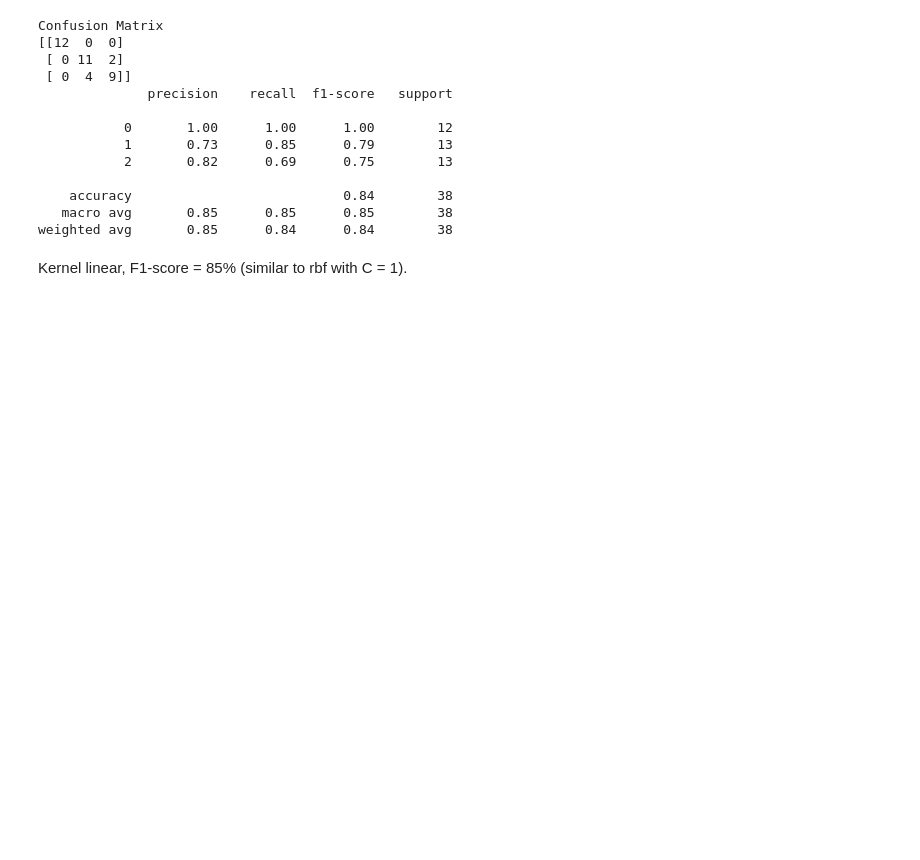
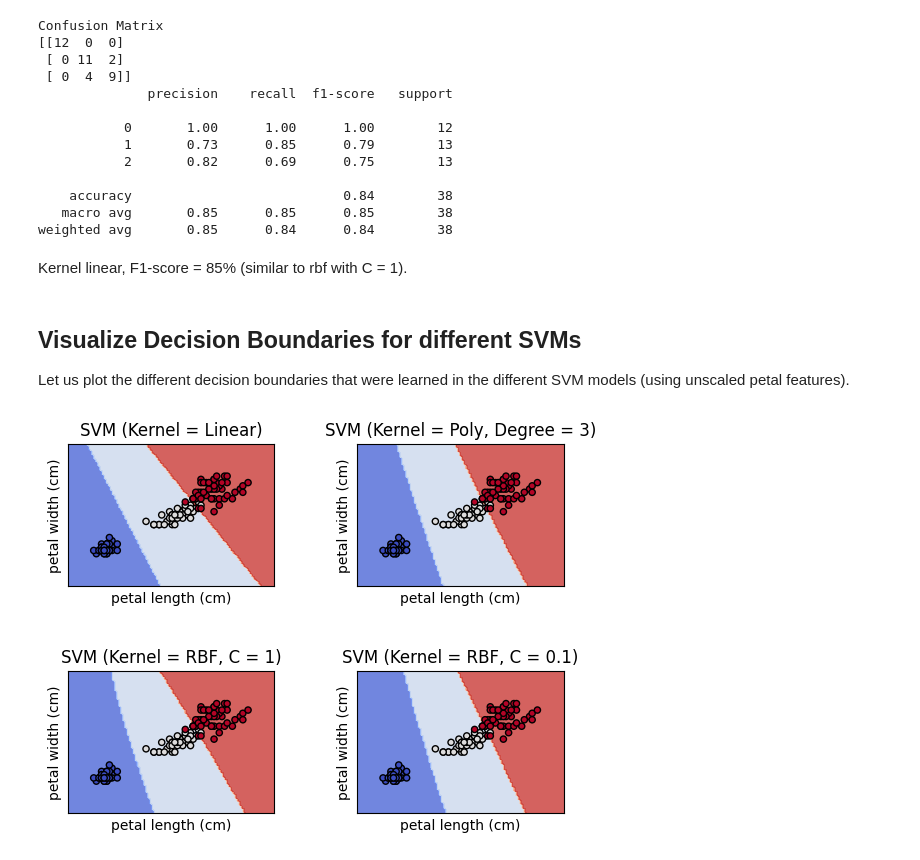
Before and after one commit to jmfb/CSC6621, a Jupyter notebook: m1/Untitled.ipynb, the cells around one changed output. Saved outputs shown, nothing was run; the diff lists cells and outputs as text; code cells hidden in the pictures; blank space fills up the shorter version.

Commit message:
Adding visualization.

```diff
--- a/m1/Untitled.ipynb
+++ b/m1/Untitled.ipynb
@@ -291,3 +293,45 @@ Confusion Matrix
 weighted avg       0.85      0.84      0.84        38
 # %% [markdown]
 Kernel linear, F1-score = 85% (similar to rbf with C = 1).
+# %% [markdown]
+## Visualize Decision Boundaries for different SVMs
+
+Let us plot the different decision boundaries that were learned in the different SVM models (using unscaled petal features).
+# %%
+features = ["petal length (cm)", "petal width (cm)"]
+X = df[features].values
+X_train, X_test, y_train, y_test = train_test_split(X, y, test_size=0.25, random_state=777, stratify=df.target)
+petal_length, petal_width = X[:, 0], X[:, 1]
+titles = (
+    "SVM (Kernel = Linear)",
+    "SVM (Kernel = Poly, Degree = 3)",
+    "SVM (Kernel = RBF, C = 1)",
+    "SVM (Kernel = RBF, C = 0.1)"
+)
+models = (
+    SVC(kernel='linear', random_state=777),
+    SVC(kernel='poly', degree=3, random_state=777),
+    SVC(random_state=777),
+    SVC(C=0.1, random_state=777)
+)
+models = (model.fit(X_train, y_train) for model in models)
+fig, sub = plt.subplots(2, 2)
+plt.subplots_adjust(wspace=0.4, hspace=0.6)
+for model, title, ax in zip(models, titles, sub.flatten()):
+    display = DecisionBoundaryDisplay.from_estimator(
+        model,
+        X,
+        response_method="predict",
+        cmap=plt.cm.coolwarm,
+        alpha=0.8,
+        ax=ax,
+        xlabel=features[0],
+        ylabel=features[1]
+    )
+    ax.scatter(petal_length, petal_width, c=y, cmap=plt.cm.coolwarm, s=20, edgecolors="k")
+    ax.set_xticks(())
+    ax.set_yticks(())
+    ax.set_title(title)
+plt.show()
+# %% [output]
+[figure, added]
```
Also changed, not shown: parts of 1 cell of this notebook.
